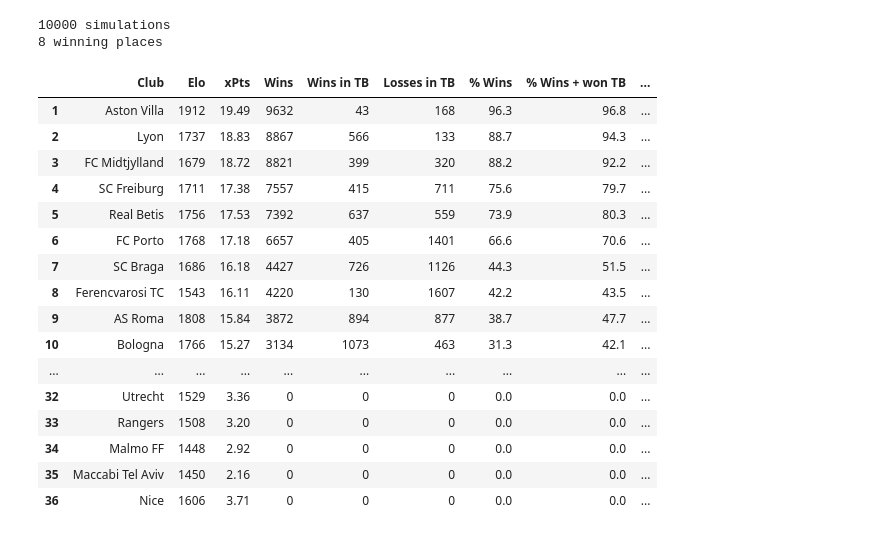
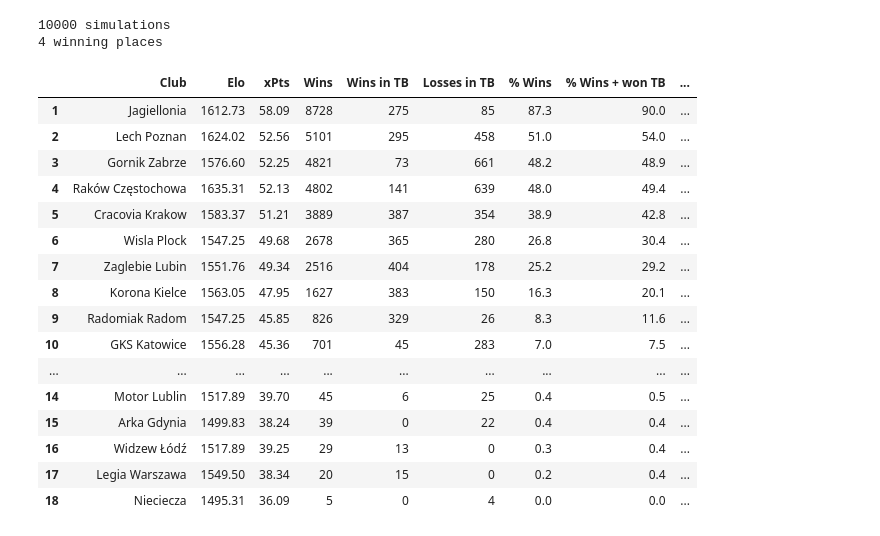
Before and after one commit to Michal-Zablocki/outrights-pred, a Jupyter notebook: working_version.ipynb, the cells around one changed output. Cells and saved outputs as stored; diff of their text form; code cells hidden in the pictures.

```diff
--- a/working_version.ipynb
+++ b/working_version.ipynb
@@ -13,17 +16,17 @@ pd.set_option('display.max_columns', None)
 # %%
 CONFIG = {
-    'elo_date': '2025-12-12',  # date for elo ratings from clubelo.com
-    'opta_date': '2025-11-28',  # date for elo ratings from the opta -> clubelo regression; elo_date from day X is before the games are played, for opta it depends
+    'elo_date': '2026-02-19',  # date for elo ratings from clubelo.com
+    'opta_date': '2026-02-20',  # date for elo ratings from the opta -> clubelo regression; elo_date from day X is before the games are played, for opta it depends
     'number_of_sims': 10000,
-    'league_id': 3,
+    'league_id': 106,
     'season': 2025,
     'head_size': 36,
-    'country_code_elo': 'UEL',  # use this attr. to use elo ratings from clubelo.com
-    'country_code_api': None,  # use this attr. to use elo ratings from the opta -> clubelo regression
+    'country_code_elo': None,  # use this attr. to use elo ratings from clubelo.com
+    'country_code_api': 'POL',  # use this attr. to use elo ratings from the opta -> clubelo regression
     'stdev': 0,
     'update_fixtures': True,
-    'is_european_league': True,
-    'round_no': 7,
+    'is_european_league': False,
+    'round_no': 21,
 }
 code = CONFIG['country_code_elo'] if CONFIG['country_code_elo'] is not None else CONFIG['country_code_api']
 CONFIG['sorting_order'] = get_sorting_order_for_country_code(code)
@@ -110,26 +134,26 @@ simulate_odds(**CONFIG, standings_df=standings_df).head(CONFIG['head_size'])
 # %%
-# top 8
-winning_places = 8
+# top 4
+winning_places = 4
 results = run_multiple_sims(**CONFIG, standings_df=standings_df, number_of_winning_places=winning_places, reverse=False)
 results.to_csv(f'data/sims/multiple_sims_league_{CONFIG["league_id"]}_top_{winning_places}_{datetime.today().strftime("%Y-%m-%d")}.csv', index=False)
 results.head(CONFIG['head_size'])
 # %% [output]
 10000 simulations
-8 winning places
+4 winning places
 |  | Club | Elo | xPts | Wins | Wins in TB | Losses in TB | % Wins | % Wins + won TB | ... |
-| 1 | Aston Villa | 1912 | 19.49 | 9632 | 43 | 168 | 96.3 | 96.8 | ... |
-| 2 | Lyon | 1737 | 18.83 | 8867 | 566 | 133 | 88.7 | 94.3 | ... |
-| 3 | FC Midtjylland | 1679 | 18.72 | 8821 | 399 | 320 | 88.2 | 92.2 | ... |
-| 4 | SC Freiburg | 1711 | 17.38 | 7557 | 415 | 711 | 75.6 | 79.7 | ... |
-| 5 | Real Betis | 1756 | 17.53 | 7392 | 637 | 559 | 73.9 | 80.3 | ... |
-| 6 | FC Porto | 1768 | 17.18 | 6657 | 405 | 1401 | 66.6 | 70.6 | ... |
-| 7 | SC Braga | 1686 | 16.18 | 4427 | 726 | 1126 | 44.3 | 51.5 | ... |
-| 8 | Ferencvarosi TC | 1543 | 16.11 | 4220 | 130 | 1607 | 42.2 | 43.5 | ... |
-| 9 | AS Roma | 1808 | 15.84 | 3872 | 894 | 877 | 38.7 | 47.7 | ... |
-| 10 | Bologna | 1766 | 15.27 | 3134 | 1073 | 463 | 31.3 | 42.1 | ... |
+| 1 | Jagiellonia | 1612.73 | 58.09 | 8728 | 275 | 85 | 87.3 | 90.0 | ... |
+| 2 | Lech Poznan | 1624.02 | 52.56 | 5101 | 295 | 458 | 51.0 | 54.0 | ... |
+| 3 | Gornik Zabrze | 1576.60 | 52.25 | 4821 | 73 | 661 | 48.2 | 48.9 | ... |
+| 4 | Raków Częstochowa | 1635.31 | 52.13 | 4802 | 141 | 639 | 48.0 | 49.4 | ... |
+| 5 | Cracovia Krakow | 1583.37 | 51.21 | 3889 | 387 | 354 | 38.9 | 42.8 | ... |
+| 6 | Wisla Plock | 1547.25 | 49.68 | 2678 | 365 | 280 | 26.8 | 30.4 | ... |
+| 7 | Zaglebie Lubin | 1551.76 | 49.34 | 2516 | 404 | 178 | 25.2 | 29.2 | ... |
+| 8 | Korona Kielce | 1563.05 | 47.95 | 1627 | 383 | 150 | 16.3 | 20.1 | ... |
+| 9 | Radomiak Radom | 1547.25 | 45.85 | 826 | 329 | 26 | 8.3 | 11.6 | ... |
+| 10 | GKS Katowice | 1556.28 | 45.36 | 701 | 45 | 283 | 7.0 | 7.5 | ... |
 | ... | ... | ... | ... | ... | ... | ... | ... | ... | ... |
-| 32 | Utrecht | 1529 | 3.36 | 0 | 0 | 0 | 0.0 | 0.0 | ... |
-| 33 | Rangers | 1508 | 3.20 | 0 | 0 | 0 | 0.0 | 0.0 | ... |
-| 34 | Malmo FF | 1448 | 2.92 | 0 | 0 | 0 | 0.0 | 0.0 | ... |
-| 35 | Maccabi Tel Aviv | 1450 | 2.16 | 0 | 0 | 0 | 0.0 | 0.0 | ... |
-| 36 | Nice | 1606 | 3.71 | 0 | 0 | 0 | 0.0 | 0.0 | ... |
+| 14 | Motor Lublin | 1517.89 | 39.70 | 45 | 6 | 25 | 0.4 | 0.5 | ... |
+| 15 | Arka Gdynia | 1499.83 | 38.24 | 39 | 0 | 22 | 0.4 | 0.4 | ... |
+| 16 | Widzew Łódź | 1517.89 | 39.25 | 29 | 13 | 0 | 0.3 | 0.4 | ... |
+| 17 | Legia Warszawa | 1549.50 | 38.34 | 20 | 15 | 0 | 0.2 | 0.4 | ... |
+| 18 | Nieciecza | 1495.31 | 36.09 | 5 | 0 | 4 | 0.0 | 0.0 | ... |
```
Also changed, not shown: parts of 9 cells of this notebook, 16 other files.
